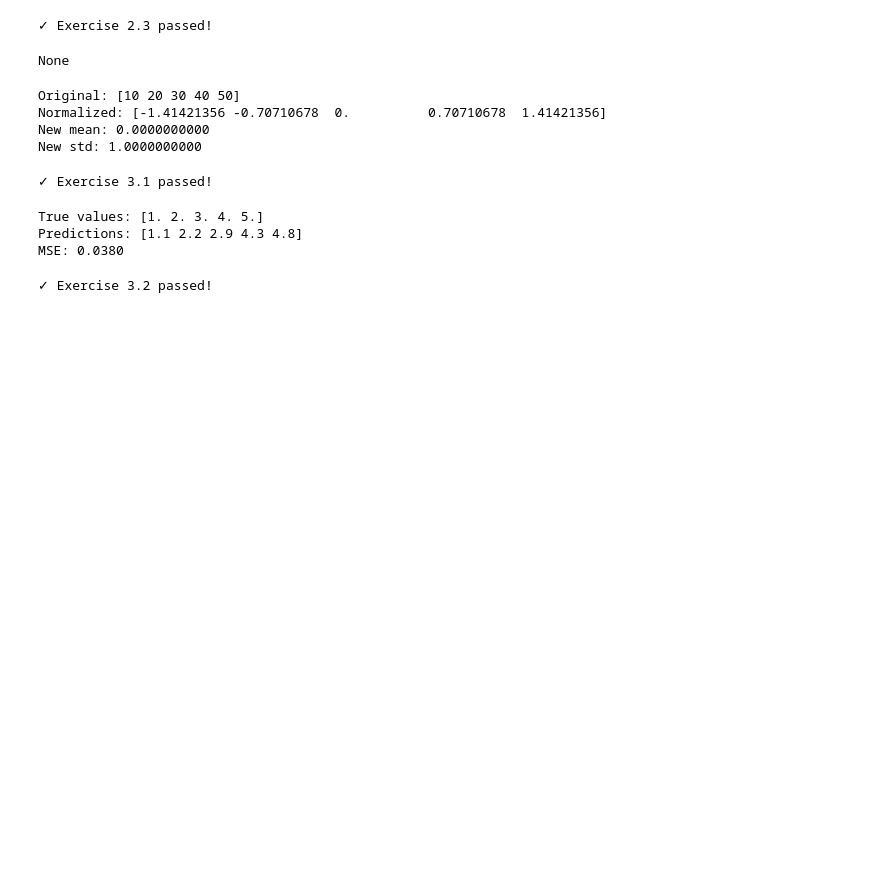
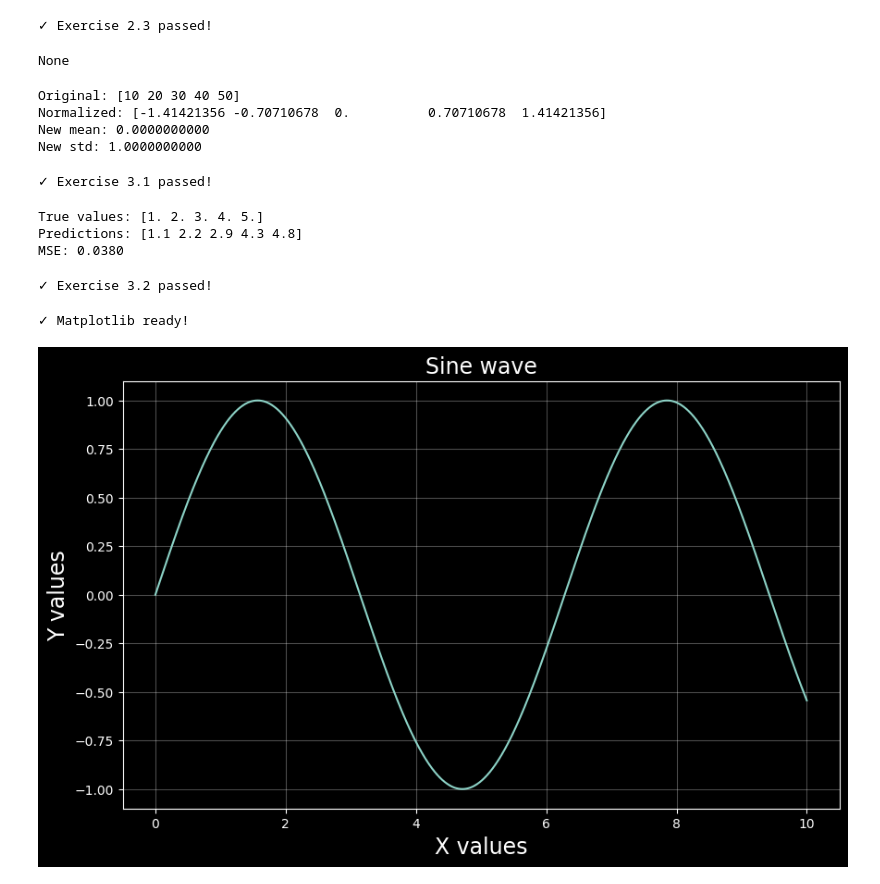
Before and after one commit to JohnHalim/AI-Engineering-Masterclass, a Jupyter notebook: 01-ML-terms-and-algorithms/numpy_visualization_OOP.ipynb, the cells around one changed output. Cells and saved outputs as stored; diff of their text form; code cells hidden in the pictures; blank space fills up the shorter version.

Commit message:
begin visualization

```diff
--- a/01-ML-terms-and-algorithms/numpy_visualization_OOP.ipynb
+++ b/01-ML-terms-and-algorithms/numpy_visualization_OOP.ipynb
@@ -524,3 +524,26 @@ assert abs(mse3 - 1.0) < 0.01, "MSE incorrect"
 print("✓ Exercise 3.2 passed!")
 # %% [output]
 ✓ Exercise 3.2 passed!
+# %%
+# Verify matplotlib is ready
+import numpy as np
+import matplotlib.pyplot as plt
+
+plt.style.use('dark_background')
+print("✓ Matplotlib ready!")
+# %% [output]
+✓ Matplotlib ready!
+# %%
+x = np.linspace(0, 10, 1000)  # 100 points from 0 to 10
+
+y = np.sin(x)
+
+plt.figure(figsize=(10, 6))
+plt.plot(x, y)
+plt.title("Sine wave", fontsize= 17)
+plt.xlabel('X values', fontsize= 17)
+plt.ylabel('Y values', fontsize = 17)
+plt.grid(True, alpha= 0.3)
+plt.show()
+# %% [output]
+[figure, added]
```
Also changed, not shown: parts of 1 cell of this notebook.
